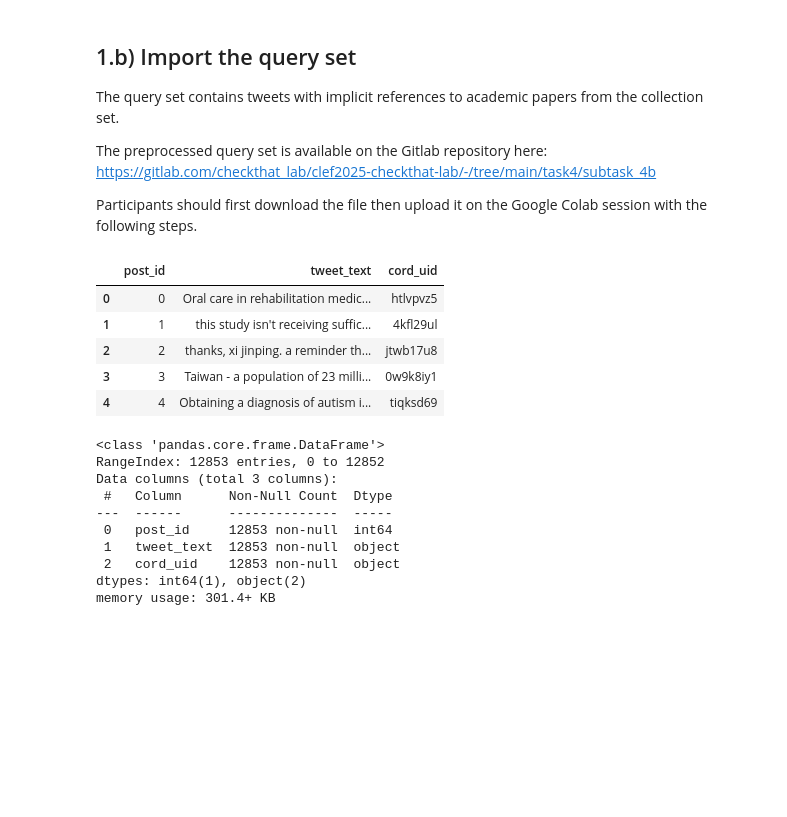
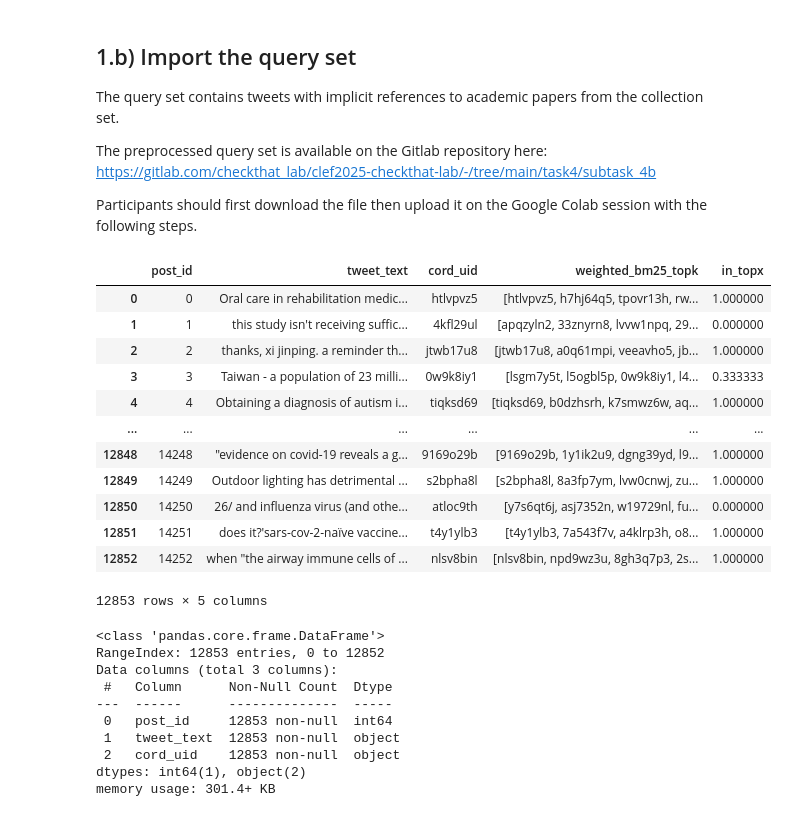
Before and after one commit to Maustrian3/CLEF2025-4b, a Jupyter notebook: task4/subtask_4b/traditional_IR/traditional_ir.ipynb, the cells around one changed output. Saved outputs shown, nothing was run; the diff lists cells and outputs as text; code cells hidden in the pictures; blank space fills up the shorter version.

```diff
--- a/task4/subtask_4b/traditional_IR/traditional_ir.ipynb
+++ b/task4/subtask_4b/traditional_IR/traditional_ir.ipynb
@@ -64,14 +73,21 @@ PATH_QUERY_DEV_DATA = '../subtask4b_query_tweets_dev.tsv' #MODIFY PATH
 df_query_train = pd.read_csv(PATH_QUERY_TRAIN_DATA, sep = '\t')
 df_query_dev = pd.read_csv(PATH_QUERY_DEV_DATA, sep = '\t')
 # %%
-df_query_train.head()
+df_query_train
 # %% [output]
-|  | post_id | tweet_text | cord_uid |
-| 0 | 0 | Oral care in rehabilitation medic... | htlvpvz5 |
-| 1 | 1 | this study isn't receiving suffic... | 4kfl29ul |
-| 2 | 2 | thanks, xi jinping. a reminder th... | jtwb17u8 |
-| 3 | 3 | Taiwan - a population of 23 milli... | 0w9k8iy1 |
-| 4 | 4 | Obtaining a diagnosis of autism i... | tiqksd69 |
+|  | post_id | tweet_text | cord_uid | weighted_bm25_topk | in_topx |
+| 0 | 0 | Oral care in rehabilitation medic... | htlvpvz5 | [htlvpvz5, h7hj64q5, tpovr13h, rw... | 1.000000 |
+| 1 | 1 | this study isn't receiving suffic... | 4kfl29ul | [apqzyln2, 33znyrn8, lvvw1npq, 29... | 0.000000 |
+| 2 | 2 | thanks, xi jinping. a reminder th... | jtwb17u8 | [jtwb17u8, a0q61mpi, veeavho5, jb... | 1.000000 |
+| 3 | 3 | Taiwan - a population of 23 milli... | 0w9k8iy1 | [lsgm7y5t, l5ogbl5p, 0w9k8iy1, l4... | 0.333333 |
+| 4 | 4 | Obtaining a diagnosis of autism i... | tiqksd69 | [tiqksd69, b0dzhsrh, k7smwz6w, aq... | 1.000000 |
+| ... | ... | ... | ... | ... | ... |
+| 12848 | 14248 | "evidence on covid-19 reveals a g... | 9169o29b | [9169o29b, 1y1ik2u9, dgng39yd, l9... | 1.000000 |
+| 12849 | 14249 | Outdoor lighting has detrimental ... | s2bpha8l | [s2bpha8l, 8a3fp7ym, lvw0cnwj, zu... | 1.000000 |
+| 12850 | 14250 | 26/ and influenza virus (and othe... | atloc9th | [y7s6qt6j, asj7352n, w19729nl, fu... | 0.000000 |
+| 12851 | 14251 | does it?'sars-cov-2-naïve vaccine... | t4y1ylb3 | [t4y1ylb3, 7a543f7v, a4klrp3h, o8... | 1.000000 |
+| 12852 | 14252 | when "the airway immune cells of ... | nlsv8bin | [nlsv8bin, npd9wz3u, 8gh3q7p3, 2s... | 1.000000 |
+12853 rows × 5 columns
 # %%
 df_query_train.info()
 # %% [output]
```
Also changed, not shown: parts of 24 cells of this notebook.
